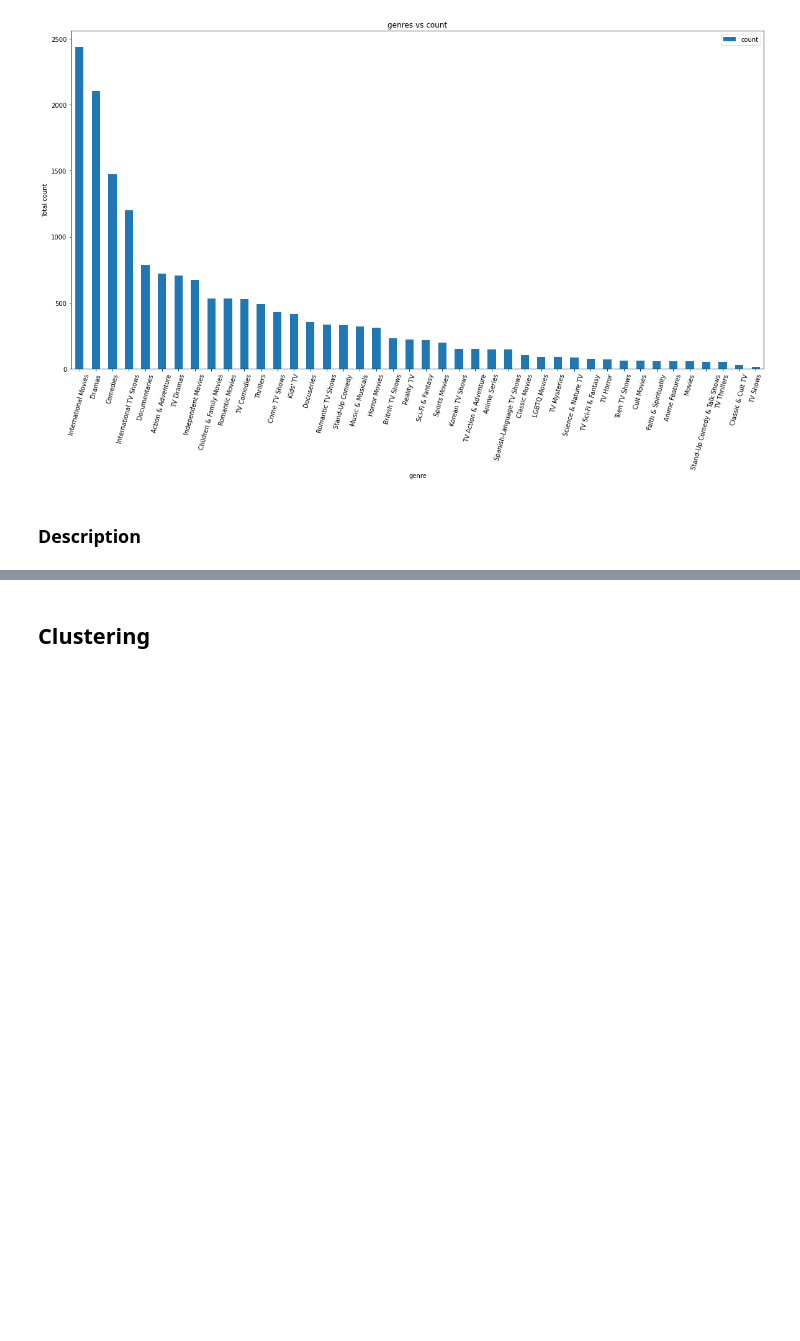
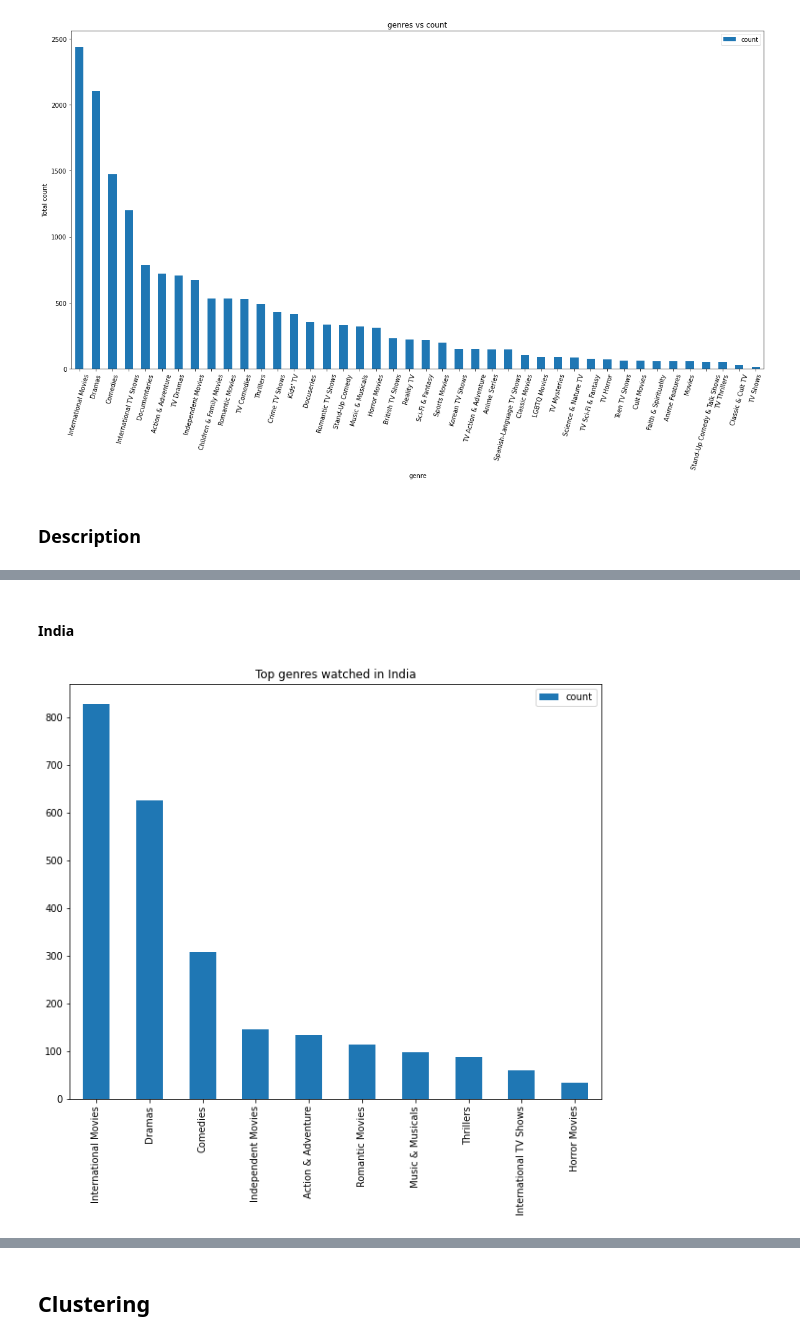
Before and after one commit to jatinsharma16/Capstone-Project-Unsupervised, a Jupyter notebook: Netflix_movie_and_TV_show_clustering.ipynb, the cells around one changed output, grey strips where cells are left out. Saved outputs shown, nothing was run; the diff lists cells and outputs as text; code cells hidden in the pictures; blank space fills up the shorter version.

```diff
--- a/Netflix_movie_and_TV_show_clustering.ipynb
+++ b/Netflix_movie_and_TV_show_clustering.ipynb
@@ -556,0 +592,7 @@ plt.show()
+# %% [markdown]
+#### India
+# %%
+india_genre = country_genre_count(df, 'India')
+bar_chart(india_genre, 'India')
+# %% [output]
+[figure, added]
```
Also changed, not shown: parts of 52 cells of this notebook.
